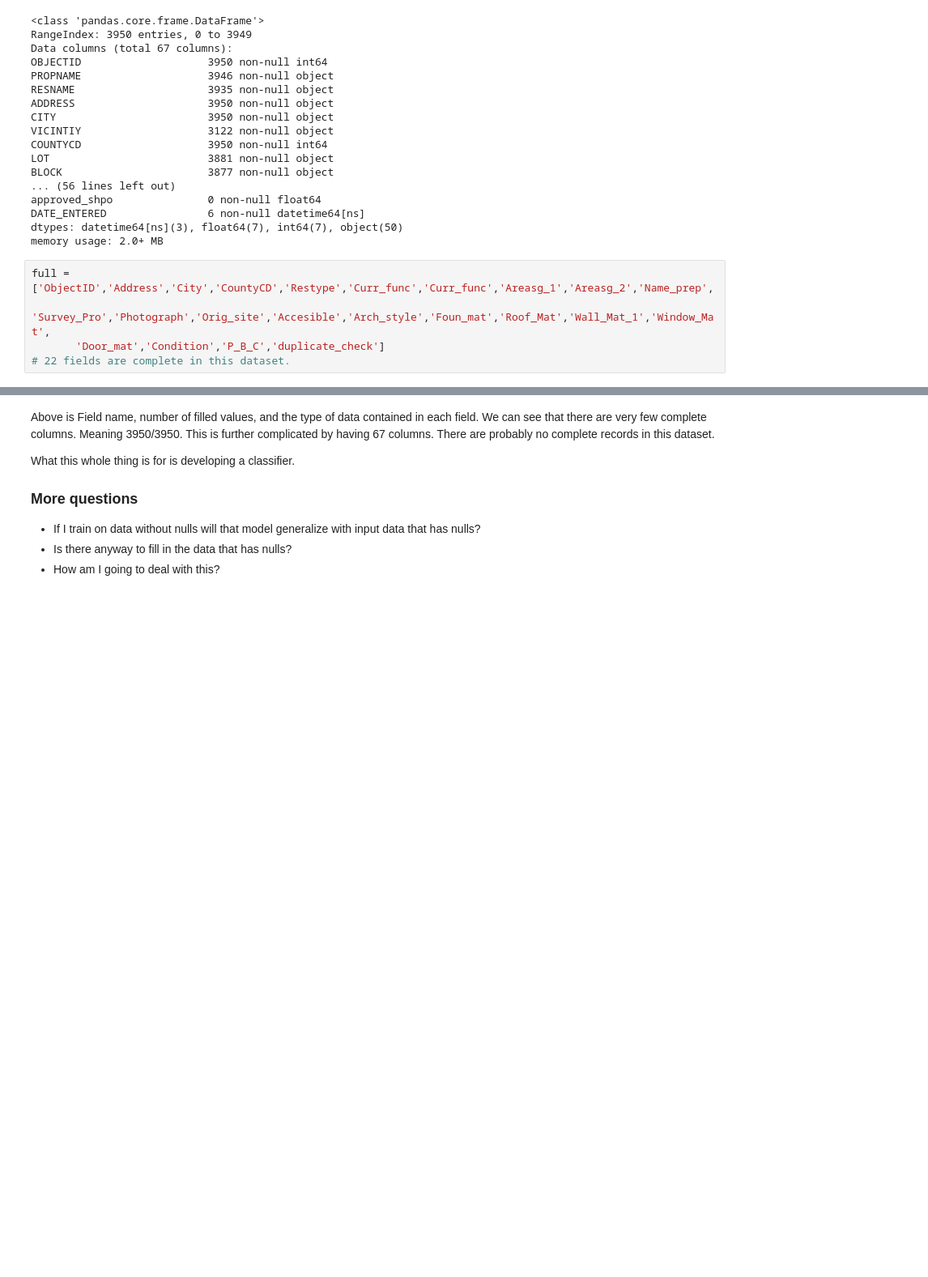
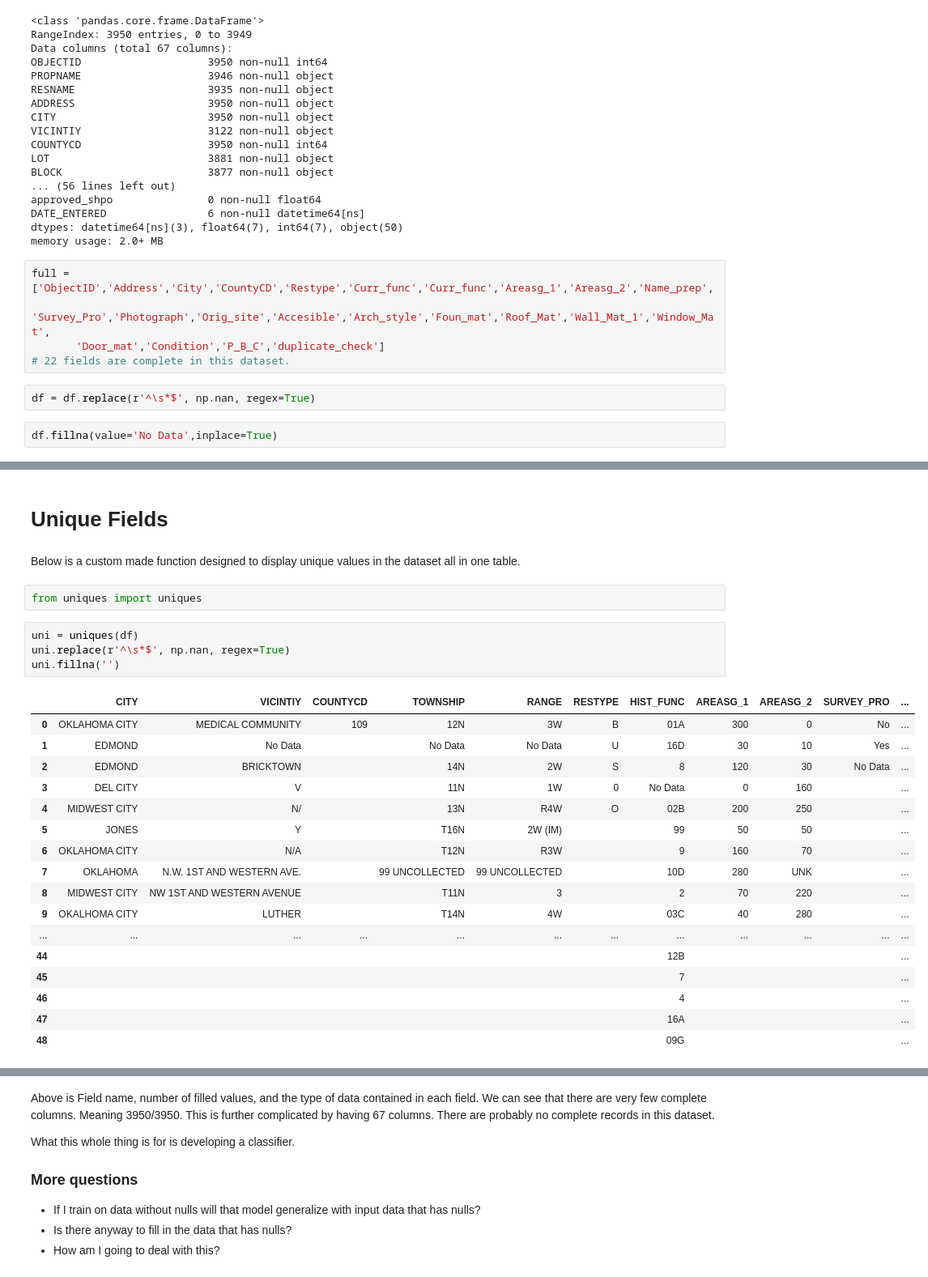
Before and after one commit to Globe-Eater/Geographic-Duplicate-Detection-, a Jupyter notebook: Exploration_of_Data.ipynb, the cells around one changed output, grey strips where cells are left out. Shown at 81% size. Cells and saved outputs as stored; diff of their text form; blank space fills up the shorter version.

Commit message:
Unique fields table added

```diff
--- a/Exploration_of_Data.ipynb
+++ b/Exploration_of_Data.ipynb
@@ -140,3 +140,7 @@ full = ['ObjectID','Address','City','CountyCD','Restype','Curr_func','Curr_func'
        'Survey_Pro','Photograph','Orig_site','Accesible','Arch_style','Foun_mat','Roof_Mat','Wall_Mat_1','Window_Mat',
        'Door_mat','Condition','P_B_C','duplicate_check']
 # 22 fields are complete in this dataset.
+# %%
+df = df.replace(r'^\s*$', np.nan, regex=True)
+# %%
+df.fillna(value='No Data',inplace=True)
@@ -142,0 +188,28 @@ full = ['ObjectID','Address','City','CountyCD','Restype','Curr_func','Curr_func'
+# %% [markdown]
+# Unique Fields
+# %% [markdown]
+Below is a custom made function designed to display unique values in the dataset all in one table.
+# %%
+from uniques import uniques
+# %%
+uni = uniques(df)
+uni.replace(r'^\s*$', np.nan, regex=True)
+uni.fillna('')
+# %% [output]
+|  | CITY | VICINTIY | COUNTYCD | TOWNSHIP | RANGE | RESTYPE | HIST_FUNC | AREASG_1 | AREASG_2 | SURVEY_PRO | ... |
+| 0 | OKLAHOMA CITY | MEDICAL COMMUNITY | 109 | 12N | 3W | B | 01A | 300 | 0 | No | ... |
+| 1 | EDMOND | No Data |  | No Data | No Data | U | 16D | 30 | 10 | Yes | ... |
+| 2 | EDMOND | BRICKTOWN |  | 14N | 2W | S | 8 | 120 | 30 | No Data | ... |
+| 3 | DEL CITY | V |  | 11N | 1W | 0 | No Data | 0 | 160 |  | ... |
+| 4 | MIDWEST CITY | N/ |  | 13N | R4W | O | 02B | 200 | 250 |  | ... |
+| 5 | JONES | Y |  | T16N | 2W (IM) |  | 99 | 50 | 50 |  | ... |
+| 6 | OKLAHOMA CITY | N/A |  | T12N | R3W |  | 9 | 160 | 70 |  | ... |
+| 7 | OKLAHOMA | N.W. 1ST AND WESTERN AVE. |  | 99 UNCOLLECTED | 99 UNCOLLECTED |  | 10D | 280 | UNK |  | ... |
+| 8 | MIDWEST CITY | NW 1ST AND WESTERN AVENUE |  | T11N | 3 |  | 2 | 70 | 220 |  | ... |
+| 9 | OKALHOMA CITY | LUTHER |  | T14N | 4W |  | 03C | 40 | 280 |  | ... |
+| ... | ... | ... | ... | ... | ... | ... | ... | ... | ... | ... | ... |
+| 44 |  |  |  |  |  |  | 12B |  |  |  | ... |
+| 45 |  |  |  |  |  |  | 7 |  |  |  | ... |
+| 46 |  |  |  |  |  |  | 4 |  |  |  | ... |
+| 47 |  |  |  |  |  |  | 16A |  |  |  | ... |
+| 48 |  |  |  |  |  |  | 09G |  |  |  | ... |
```
Also changed, not shown: parts of 6 cells of this notebook.
